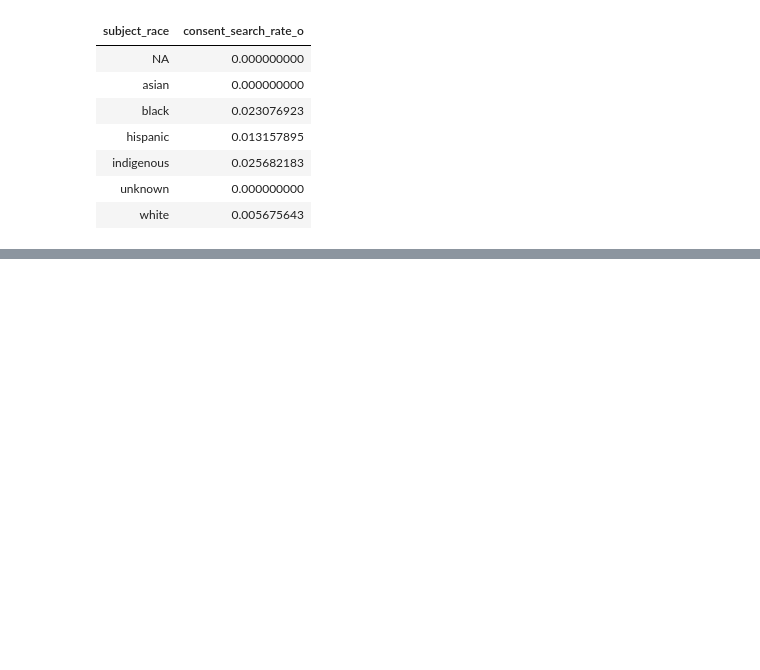
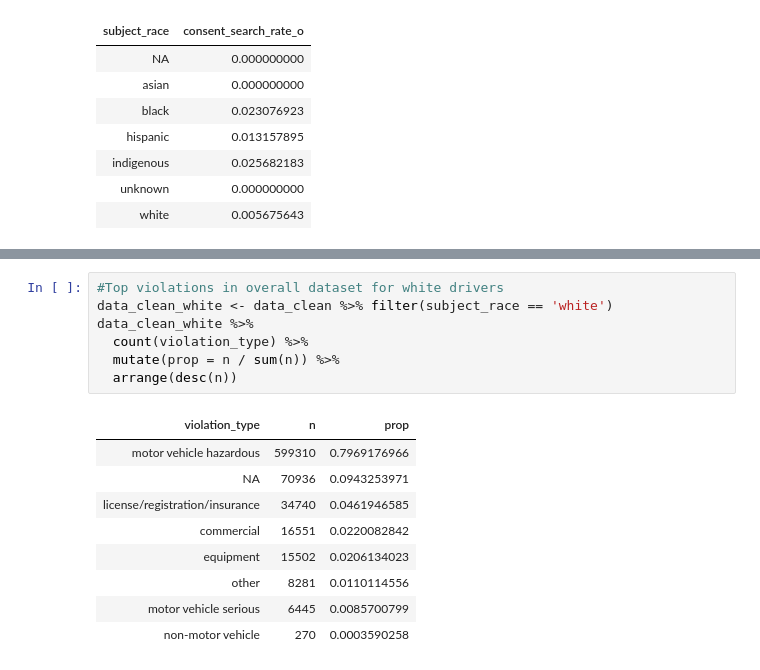
Before and after one commit to mattkiefer/biglocalpolicing, a Jupyter notebook: additional_analyses.ipynb, the cells around one changed output, grey strips where cells are left out. Cells and saved outputs as stored; diff of their text form; blank space fills up the shorter version.

```diff
--- a/additional_analyses.ipynb
+++ b/additional_analyses.ipynb
@@ -273,0 +292,17 @@ data_clean_7 %>%
+# %%
+#Top violations in overall dataset for white drivers
+data_clean_white <- data_clean %>% filter(subject_race == 'white')
+data_clean_white %>%
+  count(violation_type) %>%
+  mutate(prop = n / sum(n)) %>%
+  arrange(desc(n))
+# %% [output]
+| violation_type | n | prop |
+| motor vehicle hazardous | 599310 | 0.7969176966 |
+| NA | 70936 | 0.0943253971 |
+| license/registration/insurance | 34740 | 0.0461946585 |
+| commercial | 16551 | 0.0220082842 |
+| equipment | 15502 | 0.0206134023 |
+| other | 8281 | 0.0110114556 |
+| motor vehicle serious | 6445 | 0.0085700799 |
+| non-motor vehicle | 270 | 0.0003590258 |
```
Also changed, not shown: parts of 6 cells of this notebook.
